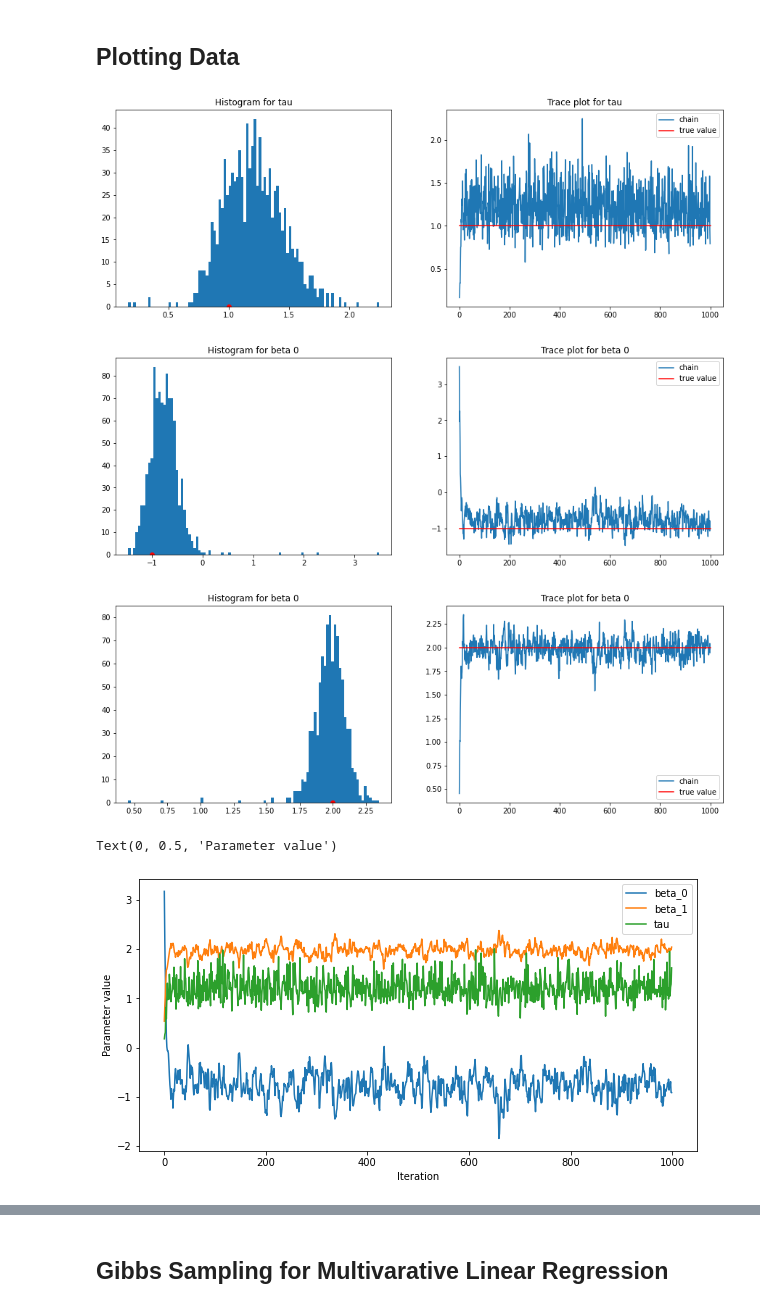
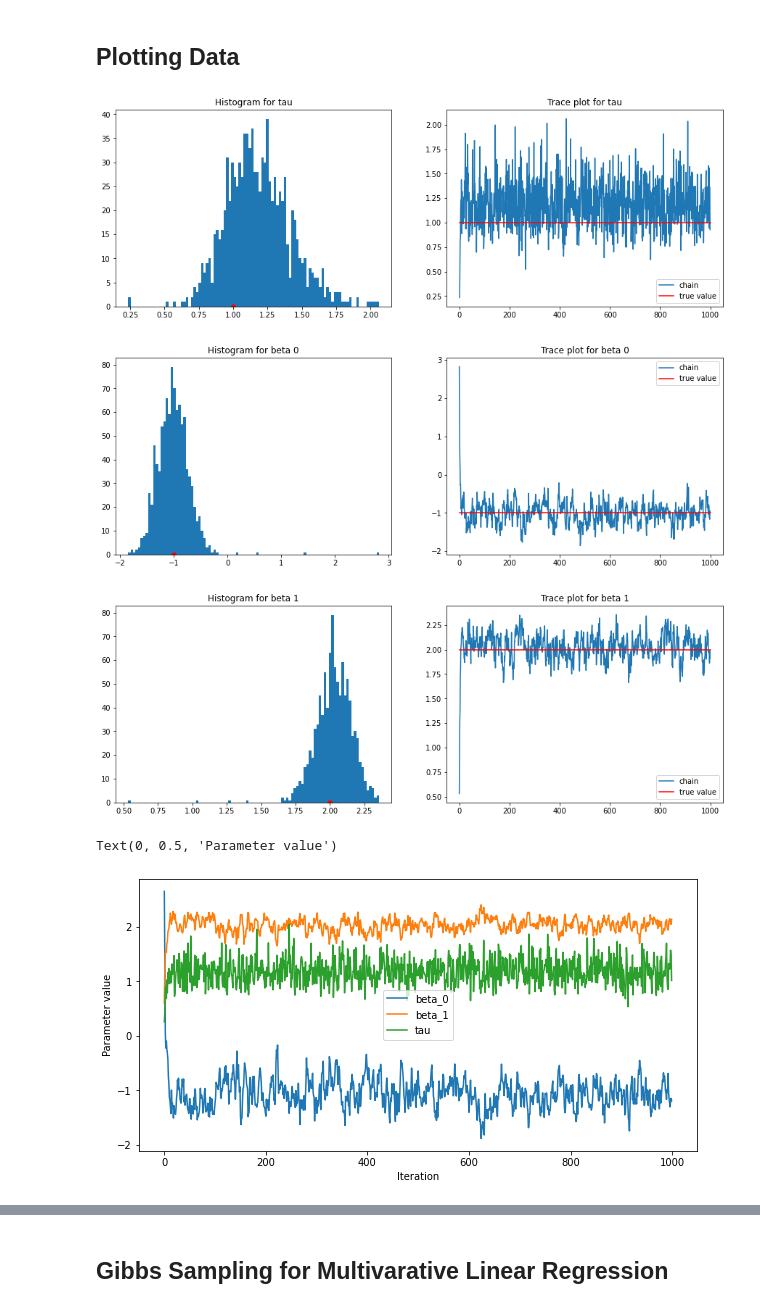
Before and after one commit to quynhhgoogoo/mcmc-project, a Jupyter notebook: notebooks/gibbs/gibs_sampling_test.ipynb, the cells around one changed output, grey strips where cells are left out. Saved outputs shown, nothing was run; the diff lists cells and outputs as text; code cells hidden in the pictures.

Commit message:
wip, fix linear regression visualization + 1st commit for multivarative linear regression

```diff
--- a/notebooks/gibbs/gibs_sampling_test.ipynb
+++ b/notebooks/gibbs/gibs_sampling_test.ipynb
@@ -113,3 +91,9 @@ for it in range(1000):
+# %%
+iters = 1000
+trace = gibbs(y, x, iters, init, hypers)
+tau_sample = gibbs(y, x, iters, init, hypers)["tau"]
+beta_0_sample = gibbs(y, x, iters, init, hypers)["beta_0"]
+beta_1_sample = gibbs(y, x, iters, init, hypers)["beta_1"]
 # %%
 plt.figure(figsize=(15,5))
 plt.subplot(1,2,1)
@@ -123,7 +107,7 @@ plt.title("Trace plot for tau")
 plt.legend()
 plt.show()
 # %% [output]
-[figure, old version]
+[figure, new version]
 # %%
 plt.figure(figsize=(15,5))
 plt.subplot(1,2,1)
@@ -137,31 +121,28 @@ plt.title("Trace plot for beta 0")
 plt.legend()
 plt.show()
 # %% [output]
-[figure, old version]
+[figure, new version]
 # %%
 plt.figure(figsize=(15,5))
 plt.subplot(1,2,1)
 plt.hist(beta_1_sample, bins=100)
 plt.scatter(beta_1_true, 0, c="r")
-plt.title("Histogram for beta 0")
+plt.title("Histogram for beta 1")
 plt.subplot(1,2,2)
 plt.plot(beta_1_sample, label="chain")
 plt.plot([0, len(beta_1_sample)], [beta_1_true, beta_1_true], c="r", label="true value")
-plt.title("Trace plot for beta 0")
+plt.title("Trace plot for beta 1")
 plt.legend()
 plt.show()
 # %% [output]
-[figure, old version]
+[figure, new version]
 # %%
-iters = 1000
-trace = gibbs(y, x, iters, init, hypers)
-
 traceplot = trace.plot()
 traceplot.set_xlabel("Iteration")
 traceplot.set_ylabel("Parameter value")
 # %% [output]
 Text(0, 0.5, 'Parameter value')
-[figure, old version]
+[figure, new version]
 # %%
 trace_burnt = trace[500:999]
 hist_plot = trace_burnt.hist(bins = 30, layout = (1,3))
```
Also changed, not shown: parts of 12 cells of this notebook.
